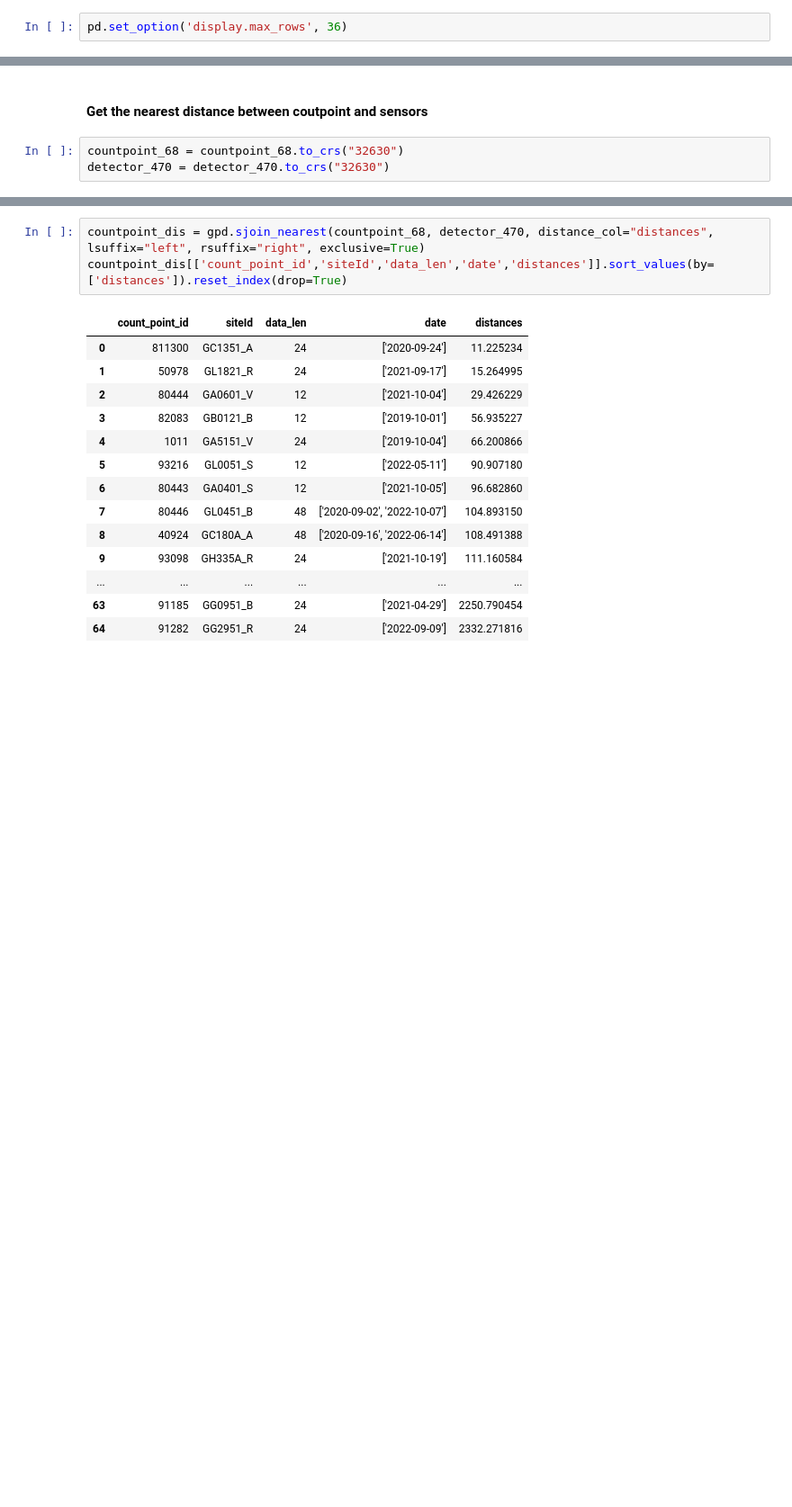
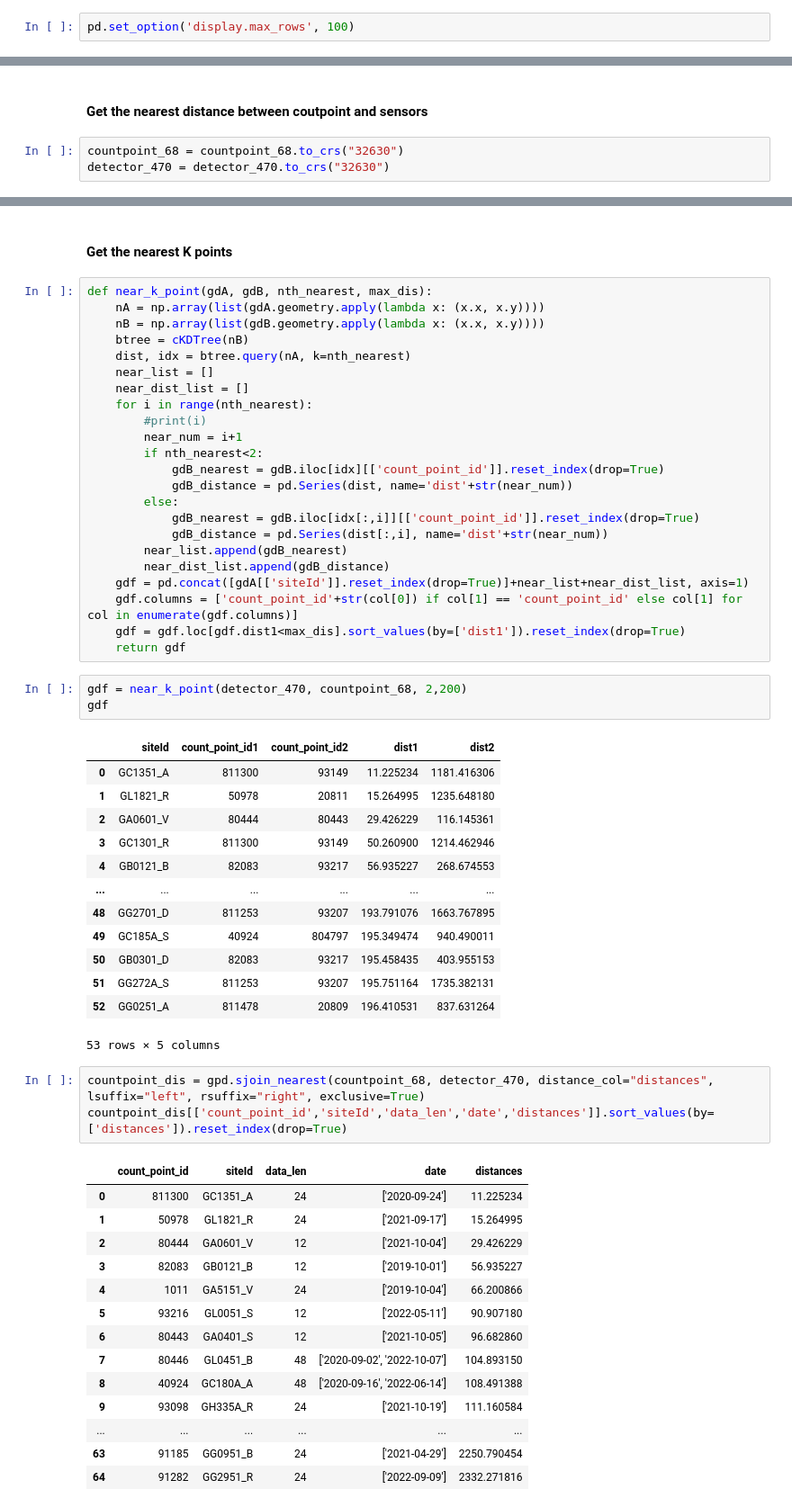
Before and after one commit to YueLi-0816/data_paper, a Jupyter notebook: Traffic_counts_read.ipynb, the cells around one changed output, grey strips where cells are left out. Shown at 90% size. Drawn from its saved outputs; the diff is of its cells as text; blank space fills up the shorter version.

```diff
--- a/Traffic_counts_read.ipynb
+++ b/Traffic_counts_read.ipynb
@@ -6,7 +6,7 @@ from matplotlib.pyplot import figure
 import numpy as np
 from scipy.stats import pearsonr, spearmanr
 # %%
-pd.set_option('display.max_rows', 36)
+pd.set_option('display.max_rows', 100)
 # %% [markdown]
 ### Check the count points with data between 2019-2022
 # %%
@@ -186,3 +144,45 @@ gdf.sort_values(by=['dist1']).reset_index(drop=True).iloc[:20]
+# %% [markdown]
+#### Get the nearest K points
+# %%
+def near_k_point(gdA, gdB, nth_nearest, max_dis):
+    nA = np.array(list(gdA.geometry.apply(lambda x: (x.x, x.y))))
+    nB = np.array(list(gdB.geometry.apply(lambda x: (x.x, x.y))))
+    btree = cKDTree(nB)
+    dist, idx = btree.query(nA, k=nth_nearest)
+    near_list = []
+    near_dist_list = []
+    for i in range(nth_nearest):
+        #print(i)
+        near_num = i+1
+        if nth_nearest<2:
+            gdB_nearest = gdB.iloc[idx][['count_point_id']].reset_index(drop=True)
+            gdB_distance = pd.Series(dist, name='dist'+str(near_num))
+        else:
+            gdB_nearest = gdB.iloc[idx[:,i]][['count_point_id']].reset_index(drop=True)
+            gdB_distance = pd.Series(dist[:,i], name='dist'+str(near_num))
+        near_list.append(gdB_nearest)
+        near_dist_list.append(gdB_distance)
+    gdf = pd.concat([gdA[['siteId']].reset_index(drop=True)]+near_list+near_dist_list, axis=1)
+    gdf.columns = ['count_point_id'+str(col[0]) if col[1] == 'count_point_id' else col[1] for col in enumerate(gdf.columns)]
+    gdf = gdf.loc[gdf.dist1<max_dis].sort_values(by=['dist1']).reset_index(drop=True)
+    return gdf
+# %%
+gdf = near_k_point(detector_470, countpoint_68, 2,200)
+gdf
+# %% [output]
+|  | siteId | count_point_id1 | count_point_id2 | dist1 | dist2 |
+| 0 | GC1351_A | 811300 | 93149 | 11.225234 | 1181.416306 |
+| 1 | GL1821_R | 50978 | 20811 | 15.264995 | 1235.648180 |
+| 2 | GA0601_V | 80444 | 80443 | 29.426229 | 116.145361 |
+| 3 | GC1301_R | 811300 | 93149 | 50.260900 | 1214.462946 |
+| 4 | GB0121_B | 82083 | 93217 | 56.935227 | 268.674553 |
+| ... | ... | ... | ... | ... | ... |
+| 48 | GG2701_D | 811253 | 93207 | 193.791076 | 1663.767895 |
+| 49 | GC185A_S | 40924 | 804797 | 195.349474 | 940.490011 |
+| 50 | GB0301_D | 82083 | 93217 | 195.458435 | 403.955153 |
+| 51 | GG272A_S | 811253 | 93207 | 195.751164 | 1735.382131 |
+| 52 | GG0251_A | 811478 | 20809 | 196.410531 | 837.631264 |
+53 rows × 5 columns
 # %%
 countpoint_dis = gpd.sjoin_nearest(countpoint_68, detector_470, distance_col="distances", lsuffix="left", rsuffix="right", exclusive=True)
 countpoint_dis[['count_point_id','siteId','data_len','date','distances']].sort_values(by=['distances']).reset_index(drop=True)
```
Also changed, not shown: parts of 28 cells of this notebook.
